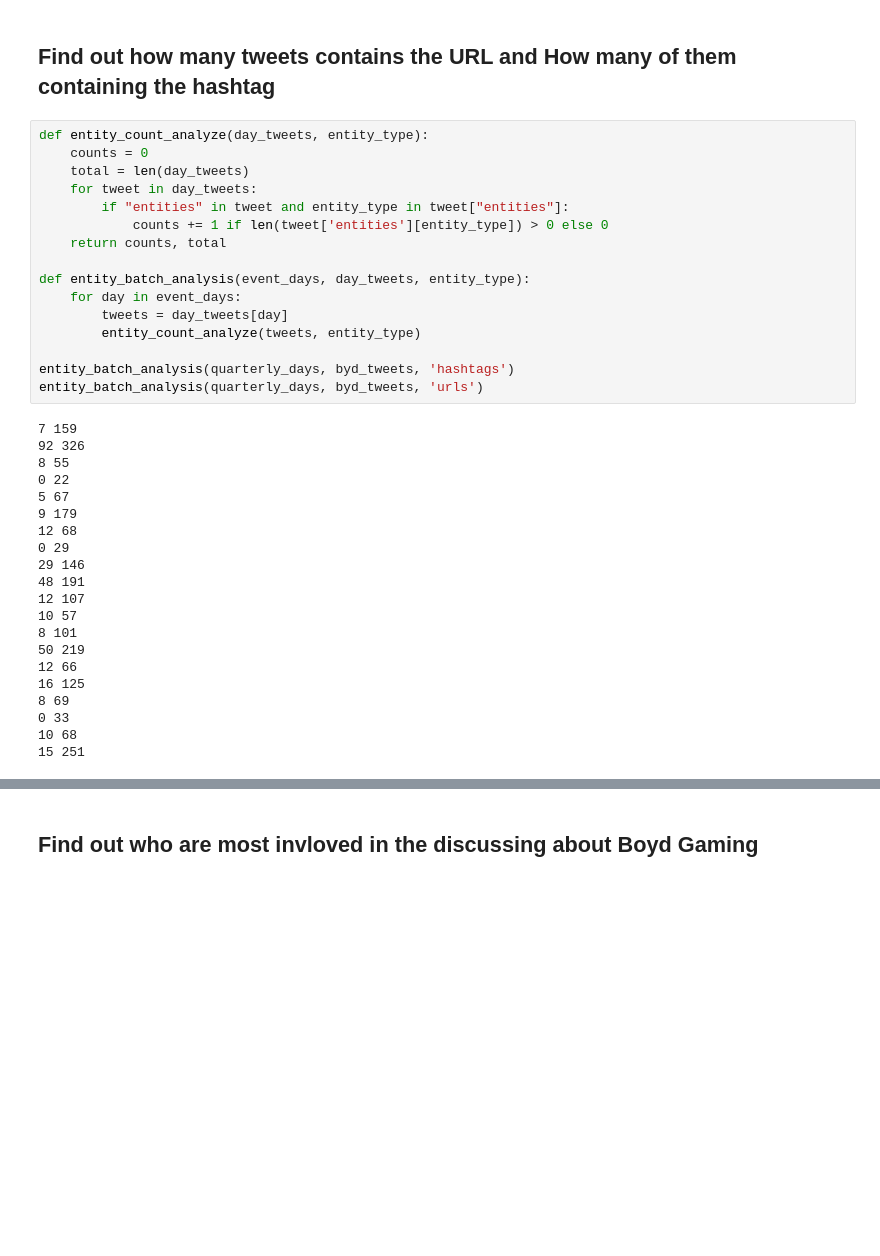
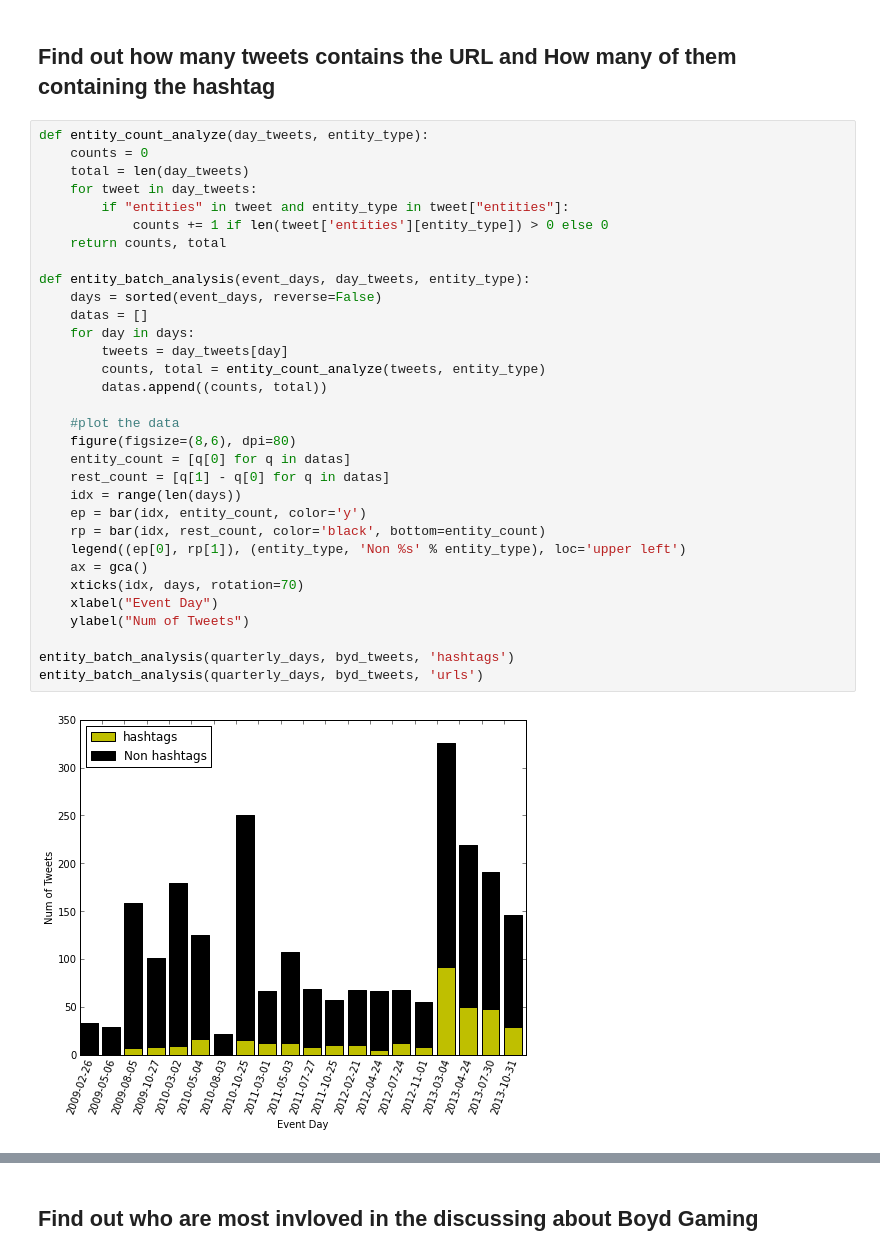
Before and after one commit to Tskatom/company_market, a Jupyter notebook: code/Company_Market_Tweet_Content.ipynb, the cells around one changed output, grey strips where cells are left out. Saved outputs shown, nothing was run; the diff lists cells and outputs as text; blank space fills up the shorter version.

```diff
--- a/code/Company_Market_Tweet_Content.ipynb
+++ b/code/Company_Market_Tweet_Content.ipynb
@@ -255,37 +259,34 @@ HTML(pd.DataFrame(entities_rank).to_html())
 # %%
 def entity_count_analyze(day_tweets, entity_type):
     counts = 0
     total = len(day_tweets)
     for tweet in day_tweets:
         if "entities" in tweet and entity_type in tweet["entities"]:
             counts += 1 if len(tweet['entities'][entity_type]) > 0 else 0
     return counts, total
 
 def entity_batch_analysis(event_days, day_tweets, entity_type):
-    for day in event_days:
+    days = sorted(event_days, reverse=False)
+    datas = []
+    for day in days:
         tweets = day_tweets[day]
-        entity_count_analyze(tweets, entity_type)
+        counts, total = entity_count_analyze(tweets, entity_type)
+        datas.append((counts, total))
+
+    #plot the data
+    figure(figsize=(8,6), dpi=80)
+    entity_count = [q[0] for q in datas]
+    rest_count = [q[1] - q[0] for q in datas]
+    idx = range(len(days))
+    ep = bar(idx, entity_count, color='y')
+    rp = bar(idx, rest_count, color='black', bottom=entity_count)
+    legend((ep[0], rp[1]), (entity_type, 'Non %s' % entity_type), loc='upper left')
+    ax = gca()
+    xticks(idx, days, rotation=70)
+    xlabel("Event Day")
+    ylabel("Num of Tweets")
 
 entity_batch_analysis(quarterly_days, byd_tweets, 'hashtags')
 entity_batch_analysis(quarterly_days, byd_tweets, 'urls')
 # %% [output]
-7 159
-92 326
-8 55
-0 22
-5 67
-9 179
-12 68
-0 29
-29 146
-48 191
-12 107
-10 57
-8 101
-50 219
-12 66
-16 125
-8 69
-0 33
-10 68
-15 251
+[figure, added]
```
Also changed, not shown: parts of 2 cells of this notebook, 5 other files.
